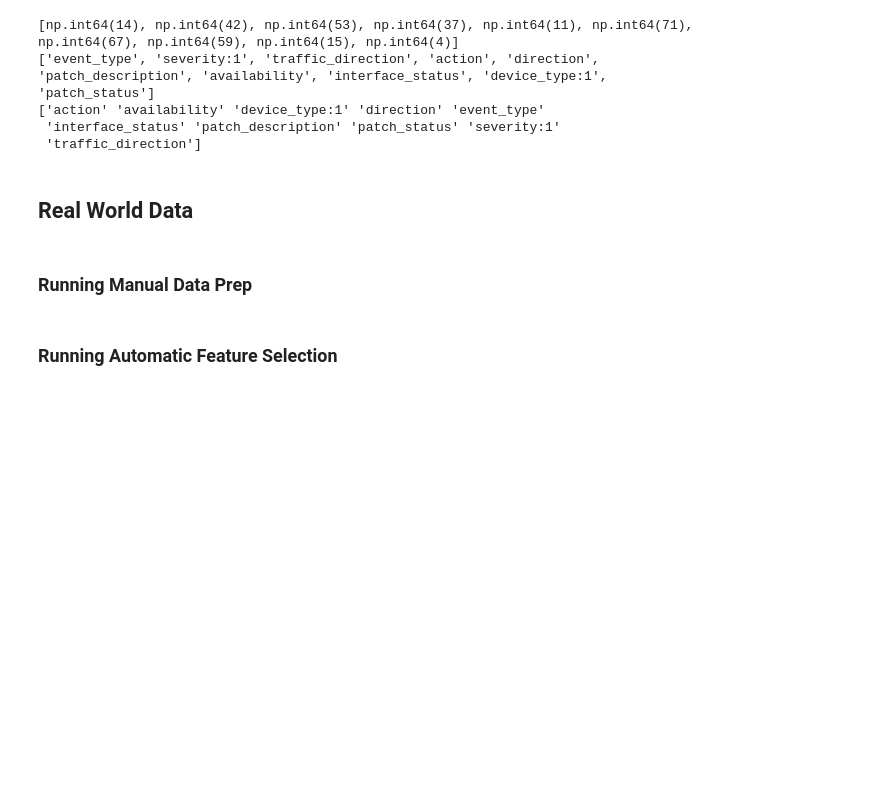
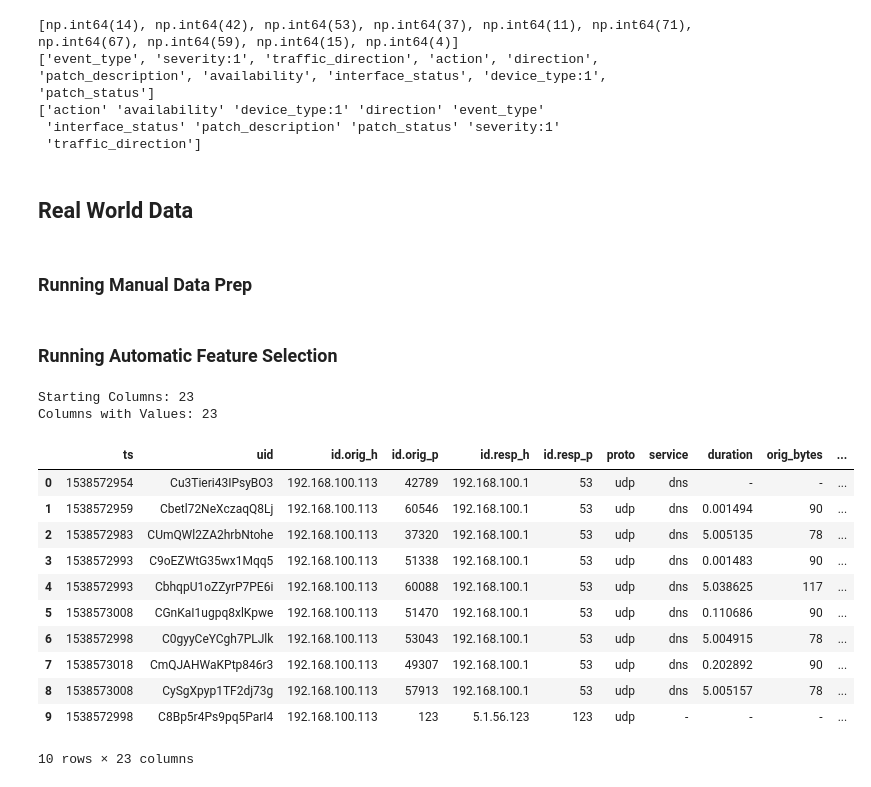
Before and after one commit to simonegreen/autonomous_datascientist, a Jupyter notebook: data_prep.ipynb, the cells around one changed output. Saved outputs shown, nothing was run; the diff lists cells and outputs as text; code cells hidden in the pictures; blank space fills up the shorter version.

Commit message:
quick fix in feat sel & real data

```diff
--- a/data_prep.ipynb
+++ b/data_prep.ipynb
@@ -415,15 +415,30 @@ cleaned_df2.head(10)
 # %%
 # Import data csv file
 import pandas as pd
 import numpy as np
-df3 = pd.read_csv(".csv")
+df3 = pd.read_csv("real-world/CTU-IoT-Malware-Capture-21-1conn.log.labeled.csv")
 
 print("Starting Columns:", str(df3.shape[1]))
 df3.dropna(axis=1, inplace=True) # remove columns with NaN values
 #print(df.head(10))
 print("Columns with Values:", str(df3.shape[1]))
 
 df3.head(10)
+# %% [output]
+Starting Columns: 23
+Columns with Values: 23
+|  | ts | uid | id.orig_h | id.orig_p | id.resp_h | id.resp_p | proto | service | duration | orig_bytes | ... |
+| 0 | 1538572954 | Cu3Tieri43IPsyBO3 | 192.168.100.113 | 42789 | 192.168.100.1 | 53 | udp | dns | - | - | ... |
+| 1 | 1538572959 | Cbetl72NeXczaqQ8Lj | 192.168.100.113 | 60546 | 192.168.100.1 | 53 | udp | dns | 0.001494 | 90 | ... |
+| 2 | 1538572983 | CUmQWl2ZA2hrbNtohe | 192.168.100.113 | 37320 | 192.168.100.1 | 53 | udp | dns | 5.005135 | 78 | ... |
+| 3 | 1538572993 | C9oEZWtG35wx1Mqq5 | 192.168.100.113 | 51338 | 192.168.100.1 | 53 | udp | dns | 0.001483 | 90 | ... |
+| 4 | 1538572993 | CbhqpU1oZZyrP7PE6i | 192.168.100.113 | 60088 | 192.168.100.1 | 53 | udp | dns | 5.038625 | 117 | ... |
+| 5 | 1538573008 | CGnKaI1ugpq8xlKpwe | 192.168.100.113 | 51470 | 192.168.100.1 | 53 | udp | dns | 0.110686 | 90 | ... |
+| 6 | 1538572998 | C0gyyCeYCgh7PLJlk | 192.168.100.113 | 53043 | 192.168.100.1 | 53 | udp | dns | 5.004915 | 78 | ... |
+| 7 | 1538573018 | CmQJAHWaKPtp846r3 | 192.168.100.113 | 49307 | 192.168.100.1 | 53 | udp | dns | 0.202892 | 90 | ... |
+| 8 | 1538573008 | CySgXpyp1TF2dj73g | 192.168.100.113 | 57913 | 192.168.100.1 | 53 | udp | dns | 5.005157 | 78 | ... |
+| 9 | 1538572998 | C8Bp5r4Ps9pq5ParI4 | 192.168.100.113 | 123 | 5.1.56.123 | 123 | udp | - | - | - | ... |
+10 rows × 23 columns
 # %%
 import numpy as np
 from sklearn.decomposition import PCA
```
Also changed, not shown: parts of 2 cells of this notebook, 2 other files.
